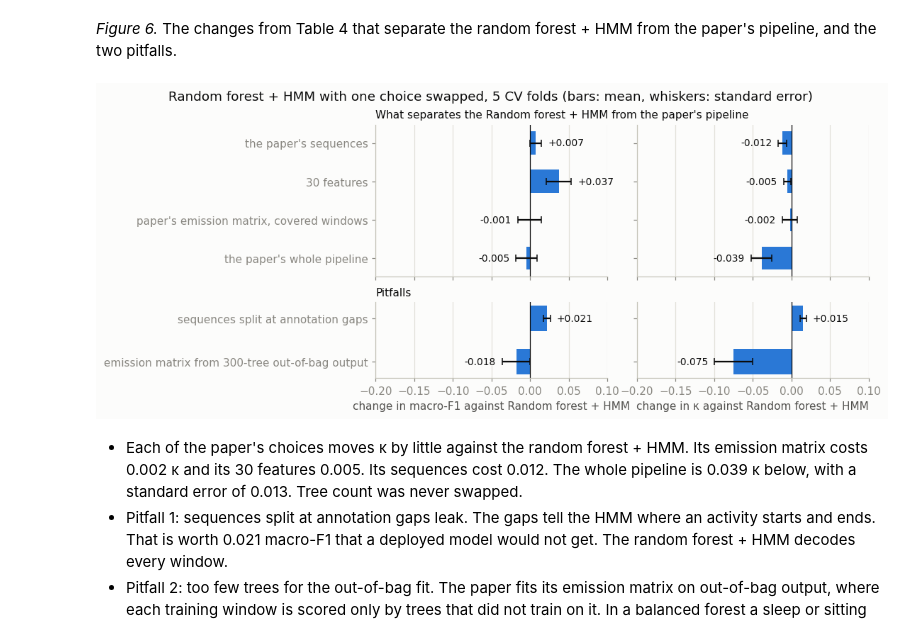
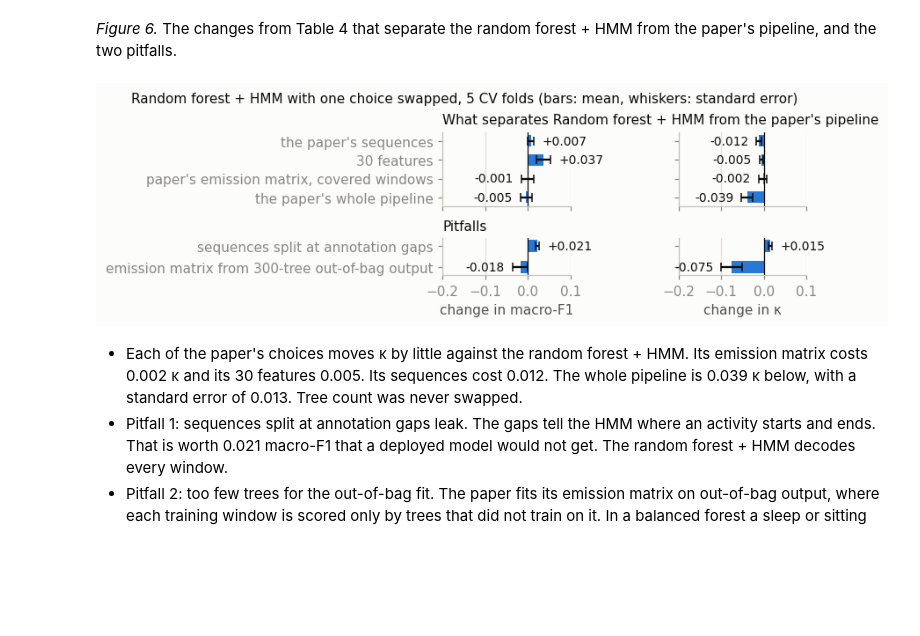
Before and after one commit to Alexr951/Capture-24, a Jupyter notebook: 01_reproduction_and_baseline.ipynb, the cells around one changed output. Cells and saved outputs as stored; diff of their text form; code cells hidden in the pictures; blank space fills up the shorter version.

Commit message:
Per-participant held-out comparison; figure copies for the paper; shared band plot

```diff
--- a/01_reproduction_and_baseline.ipynb
+++ b/01_reproduction_and_baseline.ipynb
@@ -339,21 +341,10 @@ PAPER_CV, PAPER_HOLDOUT = paper_copy()
 # %% [markdown]
 *Figure 3.* Six hours of one held-out participant: the camera labels, the random forest and the random forest + HMM. Only labelled windows are drawn, so blank stretches have no camera label.
 # %%
-def plot_bands(pid="P101", first_hour=8, hours=6):
-    start = windows["window_start"].to_numpy()[SCORED]
-    begin = start[GROUPS[SCORED] == pid].min().astype("datetime64[D]") + np.timedelta64(first_hour, "h")
-    shown = (GROUPS[SCORED] == pid) & (start >= begin) & (start < begin + np.timedelta64(hours, "h"))
-    bands = {"camera labels": Y[SCORED], NAMES["A"]: PRED["A"], NAMES["B"]: PRED["B"]}
-    fig, axes = plt.subplots(3, 1, sharex=True, figsize=(12, 2.6), layout="constrained")
-    for ax, (name, codes) in zip(axes, bands.items()):
-        draw_band(ax, start[shown], codes[shown], name)
-    axes[0].set_title(f"{pid} (holdout), {hours} hours: the forest flickers, the HMM holds an activity until the evidence changes")
-    axes[-1].xaxis.set_major_formatter(mdates.DateFormatter("%H:%M"))
-    har.class_legend(fig)
-    fig.savefig(OUT / "bands.png", dpi=150)
-
-
-plot_bands()
+fig = har.plot_bands(windows["window_start"].to_numpy()[SCORED], GROUPS[SCORED],
+                     {"camera labels": Y[SCORED], NAMES["A"]: PRED["A"], NAMES["B"]: PRED["B"]})
+fig.axes[0].set_title("P101 (holdout), 6 hours: the forest flickers, the HMM holds an activity until the evidence changes")
+fig.savefig(OUT / "bands.png", dpi=150)
 # %% [output]
 [figure]
 # %% [markdown]
@@ -584,33 +575,34 @@ ablation_table()
 # %% [markdown]
 *Figure 6.* The changes from Table 4 that separate the random forest + HMM from the paper's pipeline, and the two pitfalls.
 # %%
-CHART_ROWS = {f"What separates the {NAMES['B']} from the paper's pipeline": ["the paper's sequences", "30 features",
-                                                             "the paper's emission matrix (estimated)",
-                                                             "the paper's whole pipeline"],
-              "Pitfalls": ["sequences split at annotation gaps", "emission matrix from 300-tree out-of-bag output"]}
+CHART_ROWS = [["the paper's sequences", "30 features", "the paper's emission matrix (estimated)", "the paper's whole pipeline"],
+              ["sequences split at annotation gaps", "emission matrix from 300-tree out-of-bag output"]]
 
 
-def plot_ablation():
-    fig, axes = plt.subplots(2, 2, figsize=(10, 4.2), sharex=True, sharey="row", layout="constrained",
-                             height_ratios=[len(rows) for rows in CHART_ROWS.values()])
-    for row, (title, variants) in zip(axes, CHART_ROWS.items()):
+def plot_ablation(names):
+    fig, axes = plt.subplots(2, 2, figsize=(7.5, 2.4), sharex=True, sharey="row", layout="constrained",
+                             height_ratios=[len(rows) for rows in CHART_ROWS])
+    titles = (f"What separates {names['B']} from the paper's pipeline", "Pitfalls")
+    for row, title, variants in zip(axes, titles, CHART_ROWS):
         for ax, metric in zip(row, SHOWN):
             change = pd.DataFrame({v: ABLATION.loc[v, metric] - ABLATION.loc["B", metric] for v in variants})
-            ax.barh([NAMES.get(v, v) for v in variants], change.mean(), xerr=change.sem(), color=BLUE, height=0.6, ecolor=INK, capsize=3)
+            ax.barh([names.get(v, v) for v in variants], change.mean(), xerr=change.sem(), color=BLUE, height=0.6, ecolor=INK, capsize=3)
             har.label_bars(ax, change.mean(), change.sem(), "+.3f")
             ax.axvline(0, color=INK, lw=0.8)
-            ax.set(xlim=(-0.2, 0.1))
+            ax.set(xlim=(-0.2, 0.1), xticks=[-0.2, -0.1, 0, 0.1])
             ax.grid(axis="y", visible=False)
         row[0].invert_yaxis()
         row[0].set_title(title, loc="left", fontsize=10)
     for ax, name in zip(axes[-1], SHOWN.values()):
-        ax.set_xlabel(f"change in {name} against {NAMES['B']}")
-    fig.suptitle(f"{NAMES['B']} with one choice swapped, 5 CV folds (bars: mean, whiskers: standard error)")
+        ax.set_xlabel(f"change in {name}")
+    fig.suptitle(f"{names['B']} with one choice swapped, 5 CV folds (bars: mean, whiskers: standard error)", fontsize=10)
+    return fig
 
 
-plot_ablation()
+plot_ablation(NAMES)
+har.save_for_paper(plot_ablation(SHORT), PAPER_FIGURES / "ablation.png")
 # %% [output]
-[figure, old version]
+[figure, new version]
 # %% [markdown]
 - Each of the paper's choices moves κ by little against the random forest + HMM. Its emission matrix costs 0.002 κ and its 30 features 0.005. Its sequences cost 0.012. The whole pipeline is 0.039 κ below, with a standard error of 0.013. Tree count was never swapped.
 - Pitfall 1: sequences split at annotation gaps leak. The gaps tell the HMM where an activity starts and ends. That is worth 0.021 macro-F1 that a deployed model would not get. The random forest + HMM decodes every window.
```
Also changed, not shown: parts of 3 cells of this notebook, 3 other files.
